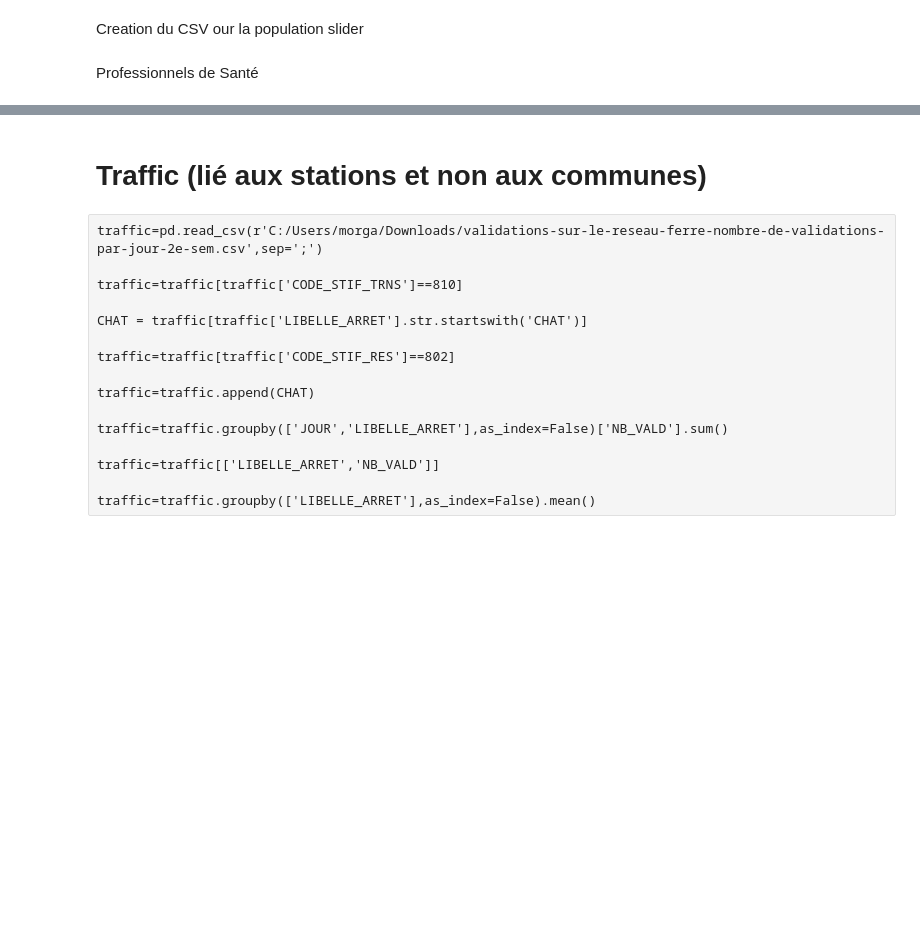
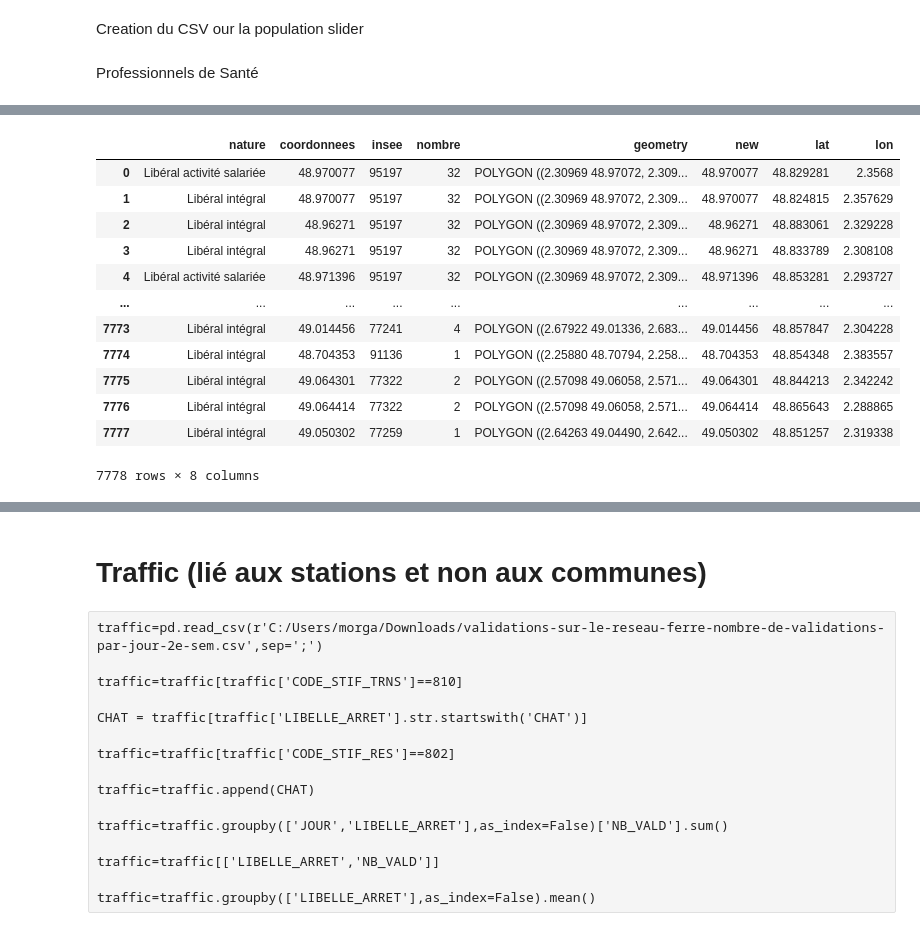
Before and after one commit to cerezamo/dataviz, a Jupyter notebook: variables.ipynb, the cells around one changed output, grey strips where cells are left out. Drawn from its saved outputs; the diff is of its cells as text; code cells hidden in the pictures; blank space fills up the shorter version.

```diff
--- a/variables.ipynb
+++ b/variables.ipynb
@@ -174,0 +194,25 @@ med.insee=med.insee.astype(int)
+# %%
+med=med.merge(count_med,on='insee')
+# %%
+med.columns=['nature','coordonnees','insee','nombre']
+# %%
+new= med["coordonnees"].str.split(",", n = 1, expand = True)
+# %%
+med_data['lat'] = new[0]
+med_data['lon'] = new[1]
+# %%
+med_data
+# %% [output]
+|  | nature | coordonnees | insee | nombre | geometry | new | lat | lon |
+| 0 | Libéral activité salariée | 48.970077 | 95197 | 32 | POLYGON ((2.30969 48.97072, 2.309... | 48.970077 | 48.829281 | 2.3568 |
+| 1 | Libéral intégral | 48.970077 | 95197 | 32 | POLYGON ((2.30969 48.97072, 2.309... | 48.970077 | 48.824815 | 2.357629 |
+| 2 | Libéral intégral | 48.96271 | 95197 | 32 | POLYGON ((2.30969 48.97072, 2.309... | 48.96271 | 48.883061 | 2.329228 |
+| 3 | Libéral intégral | 48.96271 | 95197 | 32 | POLYGON ((2.30969 48.97072, 2.309... | 48.96271 | 48.833789 | 2.308108 |
+| 4 | Libéral activité salariée | 48.971396 | 95197 | 32 | POLYGON ((2.30969 48.97072, 2.309... | 48.971396 | 48.853281 | 2.293727 |
+| ... | ... | ... | ... | ... | ... | ... | ... | ... |
+| 7773 | Libéral intégral | 49.014456 | 77241 | 4 | POLYGON ((2.67922 49.01336, 2.683... | 49.014456 | 48.857847 | 2.304228 |
+| 7774 | Libéral intégral | 48.704353 | 91136 | 1 | POLYGON ((2.25880 48.70794, 2.258... | 48.704353 | 48.854348 | 2.383557 |
+| 7775 | Libéral intégral | 49.064301 | 77322 | 2 | POLYGON ((2.57098 49.06058, 2.571... | 49.064301 | 48.844213 | 2.342242 |
+| 7776 | Libéral intégral | 49.064414 | 77322 | 2 | POLYGON ((2.57098 49.06058, 2.571... | 49.064414 | 48.865643 | 2.288865 |
+| 7777 | Libéral intégral | 49.050302 | 77259 | 1 | POLYGON ((2.64263 49.04490, 2.642... | 49.050302 | 48.851257 | 2.319338 |
+7778 rows × 8 columns
```
Also changed, not shown: parts of 21 cells of this notebook, 5 other files.
